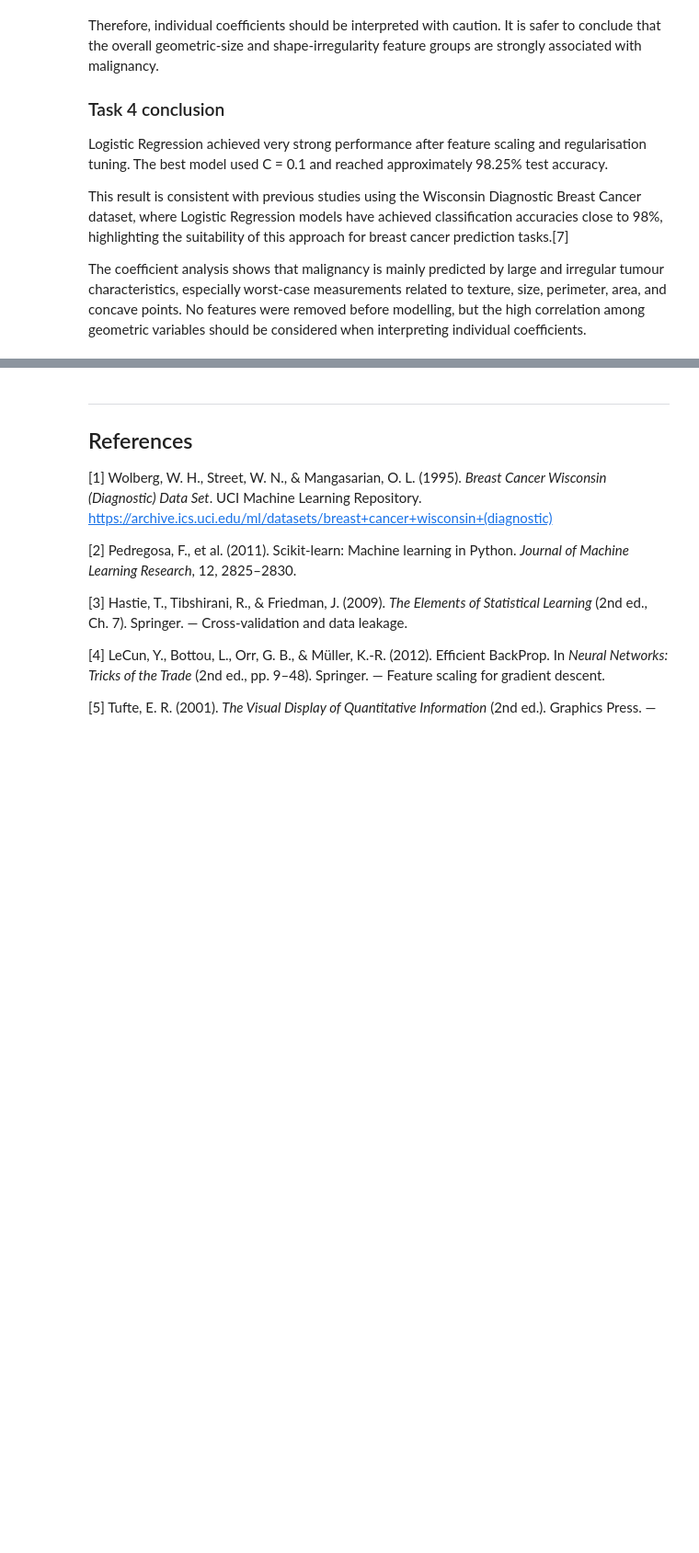
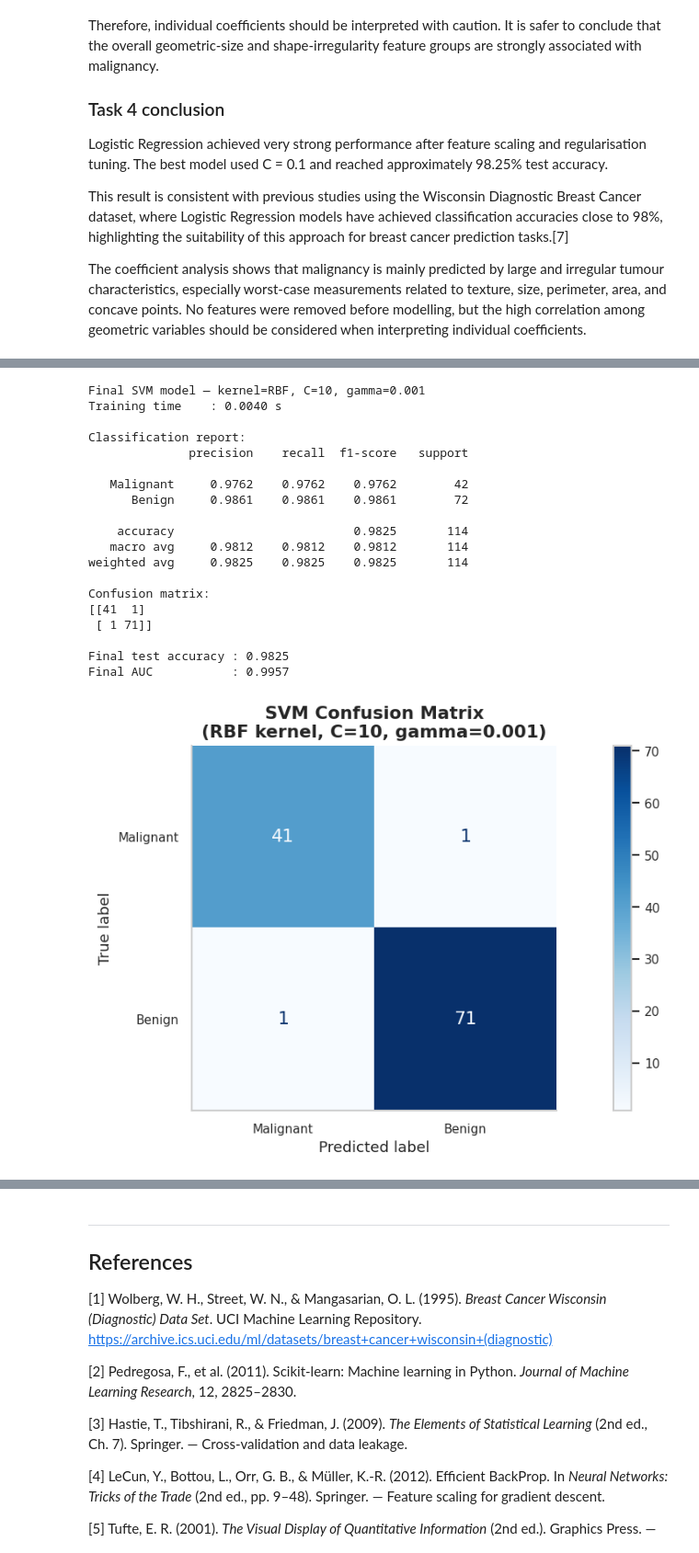
Before and after one commit to arriazuinigo/MACHINE_LEARNING, a Jupyter notebook: P2/jupyter_notebooks/Assignment2_ALL.ipynb, the cells around one changed output, grey strips where cells are left out. Shown at 92% size. Cells and saved outputs as stored; diff of their text form; code cells hidden in the pictures; blank space fills up the shorter version.

```diff
--- a/P2/jupyter_notebooks/Assignment2_ALL.ipynb
+++ b/P2/jupyter_notebooks/Assignment2_ALL.ipynb
@@ -1221,0 +1478,55 @@ The coefficient analysis shows that malignancy is mainly predicted by large and
+# %%
+final_svm = SVC(kernel='rbf', C=best_C_rbf, gamma=best_gamma,
+                random_state=42, probability=True)
+t0 = time.perf_counter()
+final_svm.fit(X_train_scaled, y_train)
+final_train_time = time.perf_counter() - t0
+
+y_pred_svm  = final_svm.predict(X_test_scaled)
+y_proba_svm = final_svm.predict_proba(X_test_scaled)[:, 1]
+
+print(f"Final SVM model — kernel=RBF, C={best_C_rbf}, gamma={best_gamma}")
+print(f"Training time    : {final_train_time:.4f} s")
+print()
+print("Classification report:")
+print(classification_report(y_test, y_pred_svm,
+                             target_names=['Malignant', 'Benign'], digits=4))
+
+cm_svm = confusion_matrix(y_test, y_pred_svm)
+print("Confusion matrix:")
+print(cm_svm)
+print(f"\nFinal test accuracy : {accuracy_score(y_test, y_pred_svm):.4f}")
+print(f"Final AUC           : {roc_auc_score(y_test, y_proba_svm):.4f}")
+
+fig, ax = plt.subplots()
+ax.grid(False)
+ConfusionMatrixDisplay(confusion_matrix=cm_svm,
+                       display_labels=['Malignant', 'Benign']
+                       ).plot(cmap='Blues', values_format='d', ax=ax)
+plt.title(
+    f'SVM Confusion Matrix\n(RBF kernel, C={best_C_rbf}, gamma={best_gamma})',
+    fontsize=13, fontweight='bold'
+)
+plt.tight_layout()
+plt.show()
+# %% [output]
+Final SVM model — kernel=RBF, C=10, gamma=0.001
+Training time    : 0.0040 s
+
+Classification report:
+              precision    recall  f1-score   support
+
+   Malignant     0.9762    0.9762    0.9762        42
+      Benign     0.9861    0.9861    0.9861        72
+
+    accuracy                         0.9825       114
+   macro avg     0.9812    0.9812    0.9812       114
+weighted avg     0.9825    0.9825    0.9825       114
+
+Confusion matrix:
+[[41  1]
+ [ 1 71]]
+
+Final test accuracy : 0.9825
+Final AUC           : 0.9957
+[figure, added]
```
Also changed, not shown: parts of 12 cells of this notebook, 26 other files.
